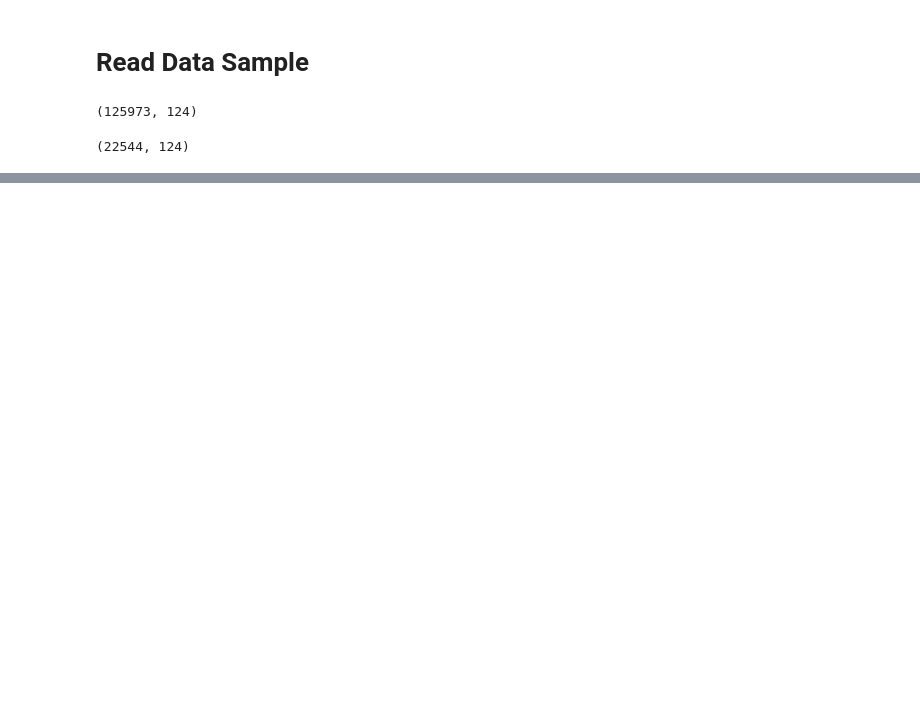
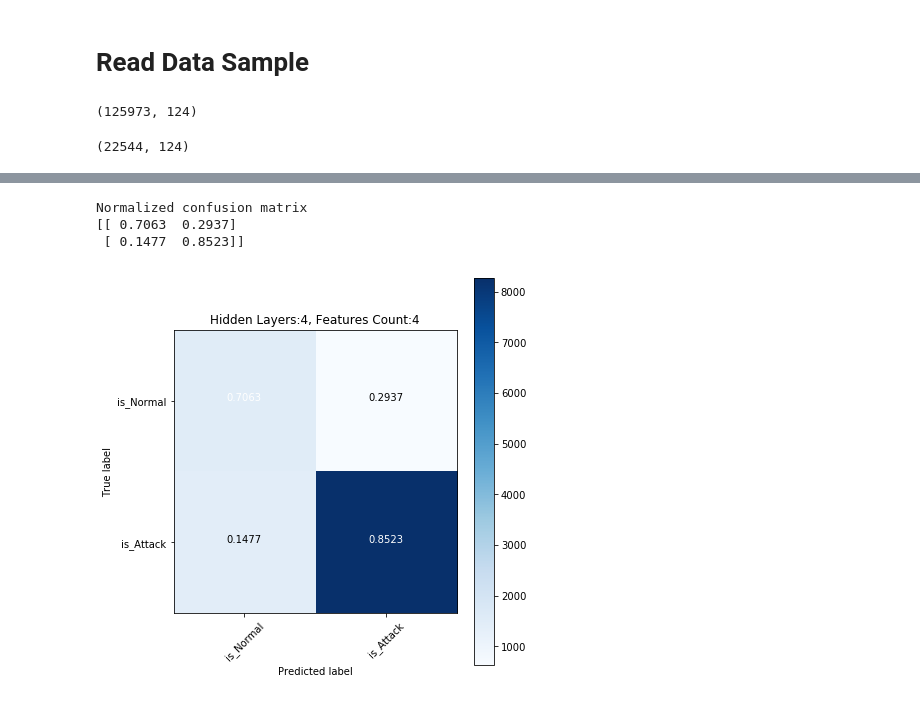
Before and after one commit to rkmalaiya/network_anomaly_detection_deep_learning, a Jupyter notebook: tf_vae_only_vae_loss_nsl_kdd.ipynb, the cells around one changed output, grey strips where cells are left out. Drawn from its saved outputs; the diff is of its cells as text; code cells hidden in the pictures; blank space fills up the shorter version.

```diff
--- a/tf_vae_only_vae_loss_nsl_kdd.ipynb
+++ b/tf_vae_only_vae_loss_nsl_kdd.ipynb
@@ -381,0 +402,7 @@ Normalized confusion matrix
+# %%
+plot(actual_value = Train.actual_value_, pred_value = Train.pred_value_)
+# %% [output]
+Normalized confusion matrix
+[[ 0.7063  0.2937]
+ [ 0.1477  0.8523]]
+[figure, added]
```
Also changed, not shown: parts of 6 cells of this notebook, 11 other files.
